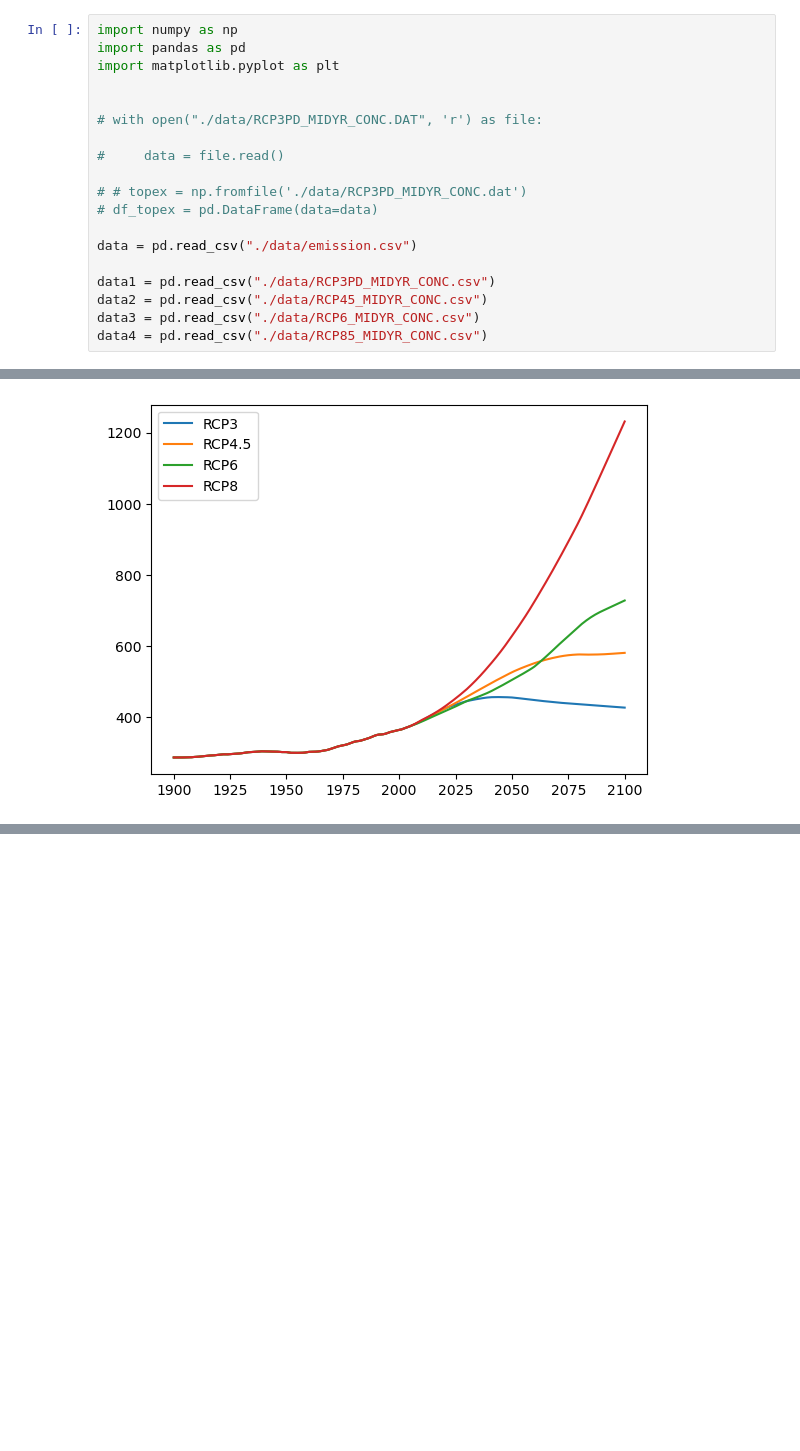
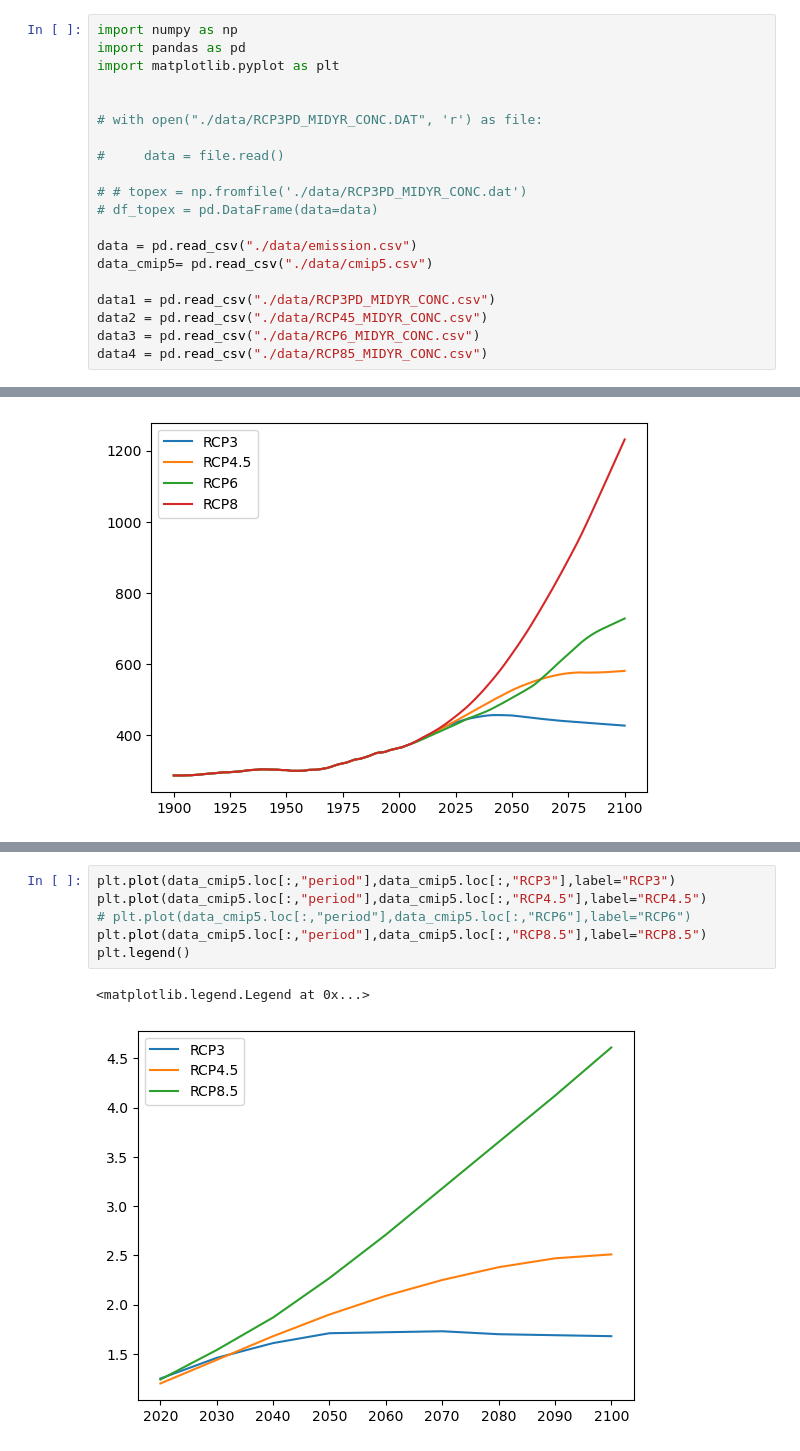
Before and after one commit to binchengecon/TwoCapital_New, a Jupyter notebook: test.ipynb, the cells around one changed output, grey strips where cells are left out. Saved outputs shown, nothing was run; the diff lists cells and outputs as text; blank space fills up the shorter version.

```diff
--- a/test.ipynb
+++ b/test.ipynb
@@ -12,6 +12,7 @@ import matplotlib.pyplot as plt
 # df_topex = pd.DataFrame(data=data)
 
 data = pd.read_csv("./data/emission.csv")
+data_cmip5= pd.read_csv("./data/cmip5.csv")
 
 data1 = pd.read_csv("./data/RCP3PD_MIDYR_CONC.csv")
 data2 = pd.read_csv("./data/RCP45_MIDYR_CONC.csv")
@@ -46,0 +66,9 @@ plt.legend()
+# %%
+plt.plot(data_cmip5.loc[:,"period"],data_cmip5.loc[:,"RCP3"],label="RCP3")
+plt.plot(data_cmip5.loc[:,"period"],data_cmip5.loc[:,"RCP4.5"],label="RCP4.5")
+# plt.plot(data_cmip5.loc[:,"period"],data_cmip5.loc[:,"RCP6"],label="RCP6")
+plt.plot(data_cmip5.loc[:,"period"],data_cmip5.loc[:,"RCP8.5"],label="RCP8.5")
+plt.legend()
+# %% [output]
+<matplotlib.legend.Legend at 0x...>
+[figure, added]
```
Also changed, not shown: parts of 5 cells of this notebook, 14 other files.
